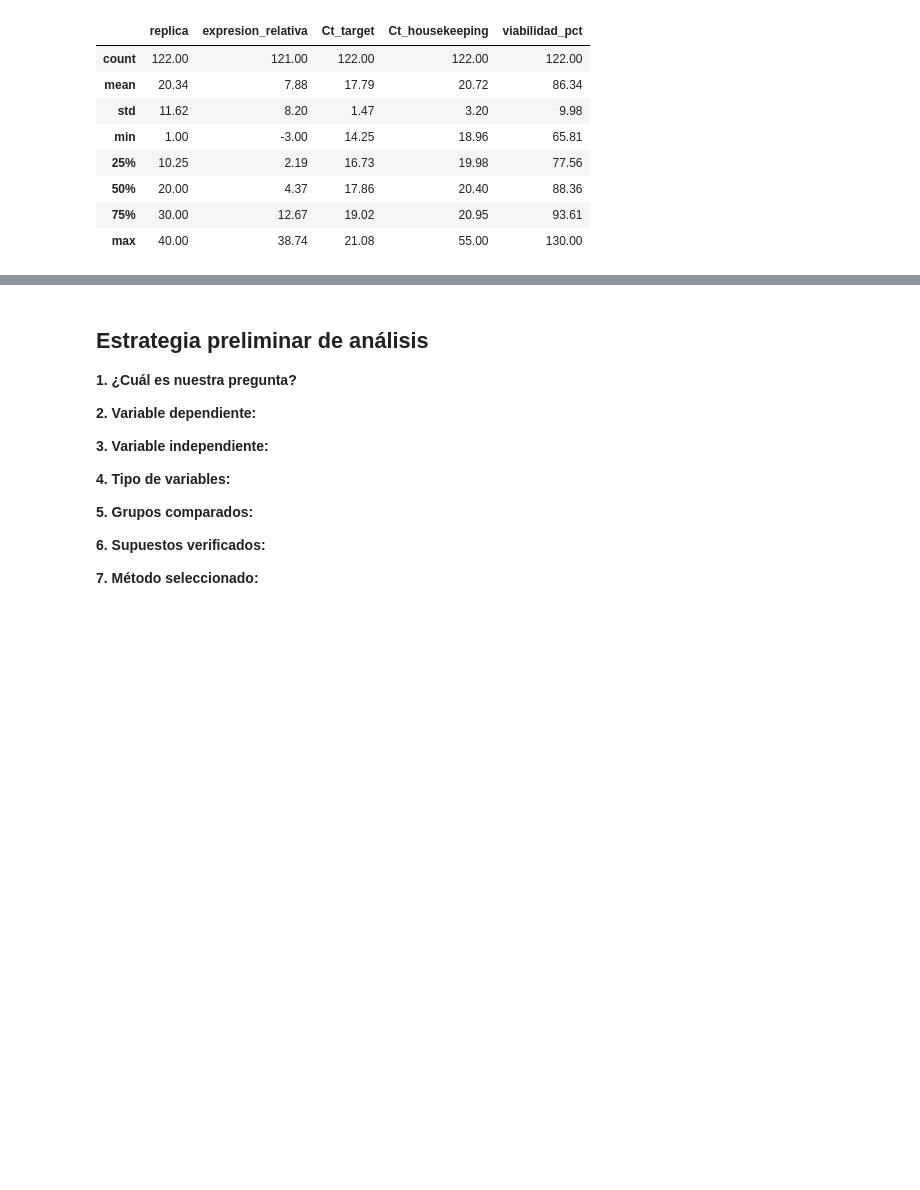
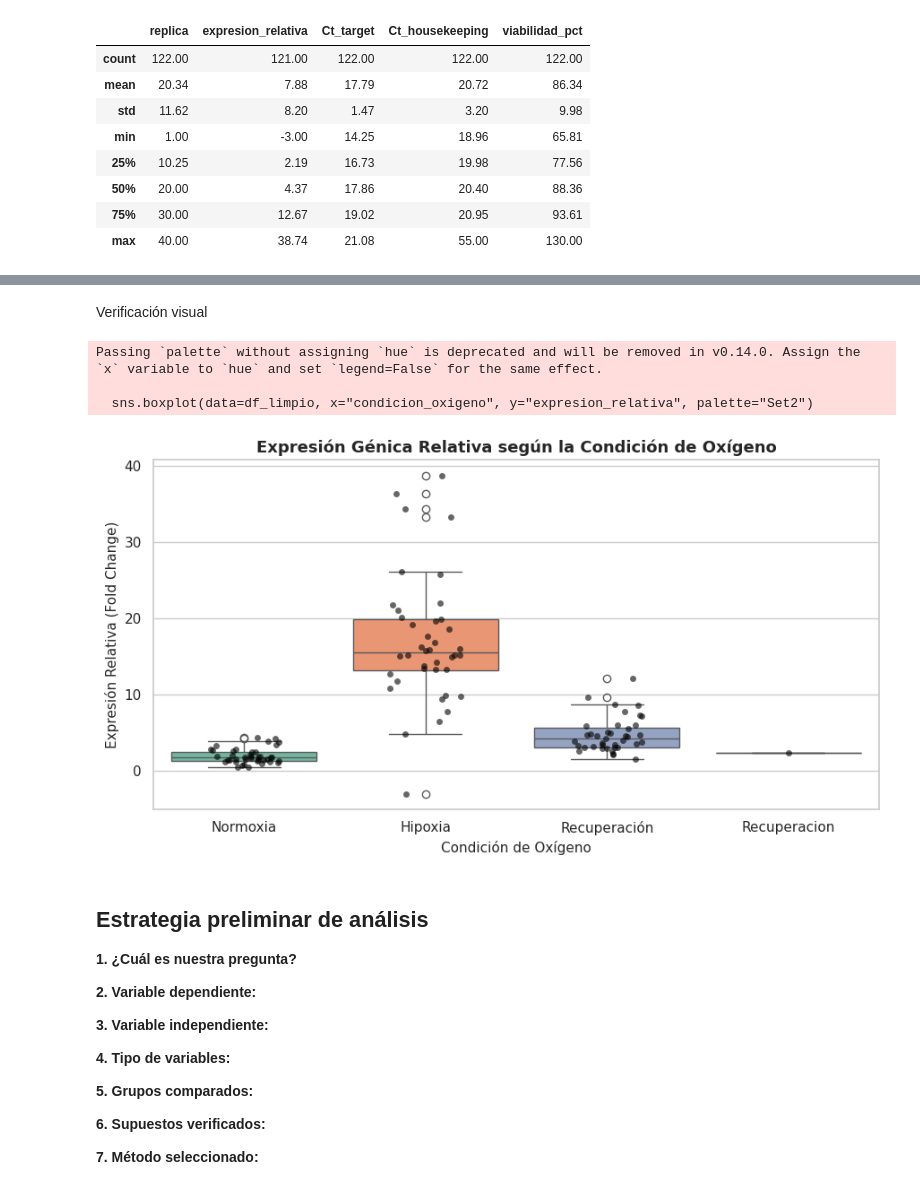
Before and after one commit to Antonyus1204/Proyecto_grupal_BIO218, a Jupyter notebook: Proyecto_grupal_BIO218(version2).ipynb, the cells around one changed output, grey strips where cells are left out. Cells and saved outputs as stored; diff of their text form; code cells hidden in the pictures; blank space fills up the shorter version.

```diff
--- a/Proyecto_grupal_BIO218(version2).ipynb
+++ b/Proyecto_grupal_BIO218(version2).ipynb
@@ -173,13 +170,24 @@ memory usage: 6.8+ KB
+# %% [markdown]
+Verificación visual
 # %%
-# ============================================================
-# CELDA 5. BOXPLOT (Arreglar)
-# ============================================================
-plt.figure(figsize=(9,5))
-sns.boxplot(data=df_limpio, x="grupo", y="longitud_cm")
-sns.stripplot(data=df_limpio, x="grupo", y="longitud_cm", alpha=.55)
-plt.title("Longitud por grupo")
-plt.xlabel("Grupo"); plt.ylabel("Longitud (cm)")
-plt.tight_layout(); plt.show()
+# -------------------------------------------------------------
+# CELDA 5. GRÁFICO BOXPLOT CORREGIDO (Jamel)
+# -------------------------------------------------------------
+plt.figure(figsize=(9, 5))
+
+sns.boxplot(data=df_limpio, x="condicion_oxigeno", y="expresion_relativa", palette="Set2")
+sns.stripplot(data=df_limpio, x="condicion_oxigeno", y="expresion_relativa", alpha=0.6, color="black", jitter=0.2)
+
+plt.title("Expresión Génica Relativa según la Condición de Oxígeno", fontsize=13, fontweight='bold')
+plt.xlabel("Condición de Oxígeno", fontsize=11)
+plt.ylabel("Expresión Relativa (Fold Change)", fontsize=11)
+plt.tight_layout()
+plt.show()
+# %% [output]
+Passing `palette` without assigning `hue` is deprecated and will be removed in v0.14.0. Assign the `x` variable to `hue` and set `legend=False` for the same effect.
+
+  sns.boxplot(data=df_limpio, x="condicion_oxigeno", y="expresion_relativa", palette="Set2")
+[figure, added]
 # %% [markdown]
 ## Estrategia preliminar de análisis
 
```
Also changed, not shown: parts of 6 cells of this notebook.
